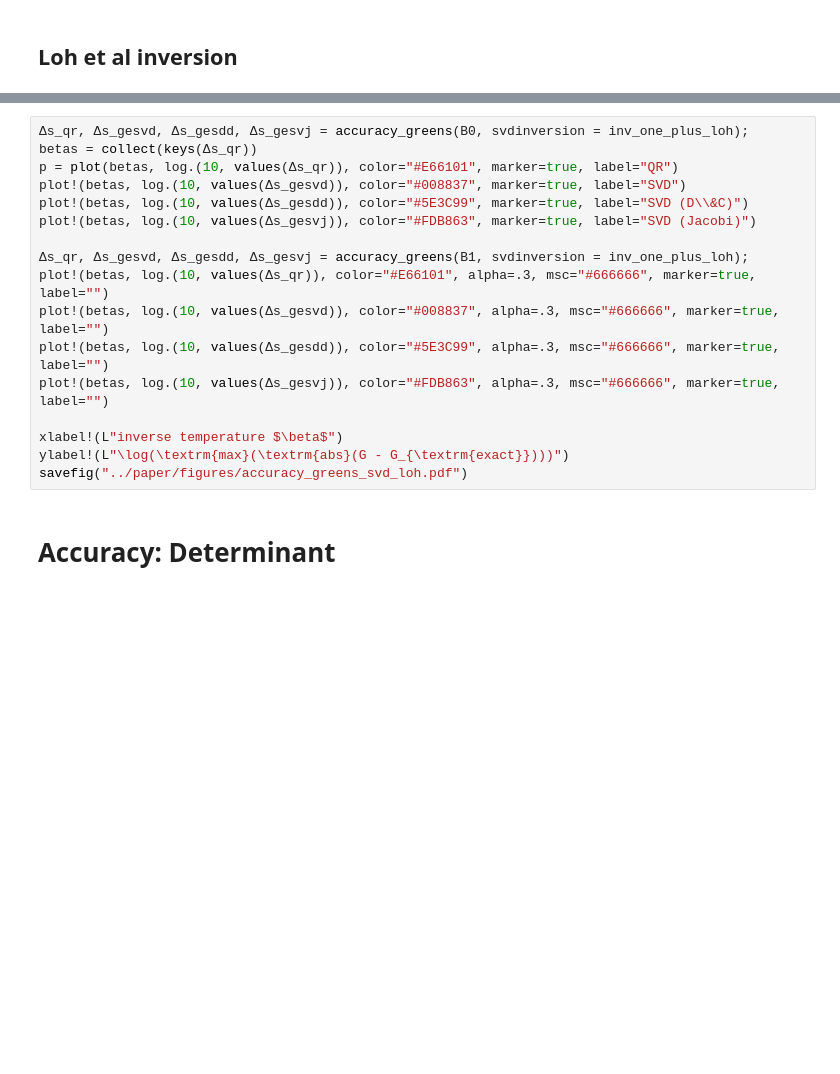
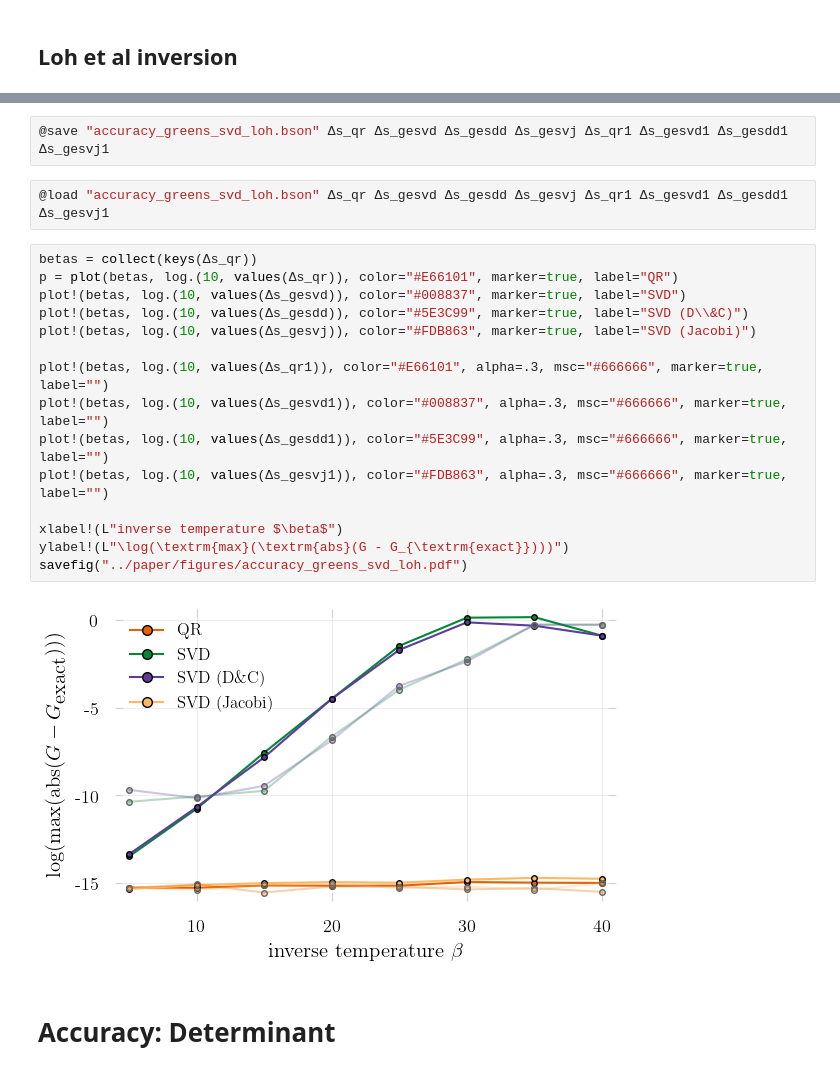
Before and after one commit to carstenbauer/StableDQMC.jl, a Jupyter notebook: notebooks/analysis.ipynb, the cells around one changed output, grey strips where cells are left out. Cells and saved outputs as stored; diff of their text form; blank space fills up the shorter version.

```diff
--- a/notebooks/analysis.ipynb
+++ b/notebooks/analysis.ipynb
@@ -224,20 +274,24 @@ savefig("../paper/figures/accuracy_greens_svd_regularinv.pdf")
+# %%
+@save "accuracy_greens_svd_loh.bson" Δs_qr Δs_gesvd Δs_gesdd Δs_gesvj Δs_qr1 Δs_gesvd1 Δs_gesdd1 Δs_gesvj1
+# %%
+@load "accuracy_greens_svd_loh.bson" Δs_qr Δs_gesvd Δs_gesdd Δs_gesvj Δs_qr1 Δs_gesvd1 Δs_gesdd1 Δs_gesvj1
 # %%
-Δs_qr, Δs_gesvd, Δs_gesdd, Δs_gesvj = accuracy_greens(B0, svdinversion = inv_one_plus_loh);
 betas = collect(keys(Δs_qr))
 p = plot(betas, log.(10, values(Δs_qr)), color="#E66101", marker=true, label="QR")
 plot!(betas, log.(10, values(Δs_gesvd)), color="#008837", marker=true, label="SVD")
 plot!(betas, log.(10, values(Δs_gesdd)), color="#5E3C99", marker=true, label="SVD (D\\&C)")
 plot!(betas, log.(10, values(Δs_gesvj)), color="#FDB863", marker=true, label="SVD (Jacobi)")
 
-Δs_qr, Δs_gesvd, Δs_gesdd, Δs_gesvj = accuracy_greens(B1, svdinversion = inv_one_plus_loh);
-plot!(betas, log.(10, values(Δs_qr)), color="#E66101", alpha=.3, msc="#666666", marker=true, label="")
-plot!(betas, log.(10, values(Δs_gesvd)), color="#008837", alpha=.3, msc="#666666", marker=true, label="")
-plot!(betas, log.(10, values(Δs_gesdd)), color="#5E3C99", alpha=.3, msc="#666666", marker=true, label="")
-plot!(betas, log.(10, values(Δs_gesvj)), color="#FDB863", alpha=.3, msc="#666666", marker=true, label="")
+plot!(betas, log.(10, values(Δs_qr1)), color="#E66101", alpha=.3, msc="#666666", marker=true, label="")
+plot!(betas, log.(10, values(Δs_gesvd1)), color="#008837", alpha=.3, msc="#666666", marker=true, label="")
+plot!(betas, log.(10, values(Δs_gesdd1)), color="#5E3C99", alpha=.3, msc="#666666", marker=true, label="")
+plot!(betas, log.(10, values(Δs_gesvj1)), color="#FDB863", alpha=.3, msc="#666666", marker=true, label="")
 
 xlabel!(L"inverse temperature $\beta$")
 ylabel!(L"\log(\textrm{max}(\textrm{abs}(G - G_{\textrm{exact}})))")
 savefig("../paper/figures/accuracy_greens_svd_loh.pdf")
+# %% [output]
+[figure, added]
 # %% [markdown]
 # Accuracy: Determinant
 # %%
```
Also changed, not shown: parts of 77 cells of this notebook, 29 other files.
